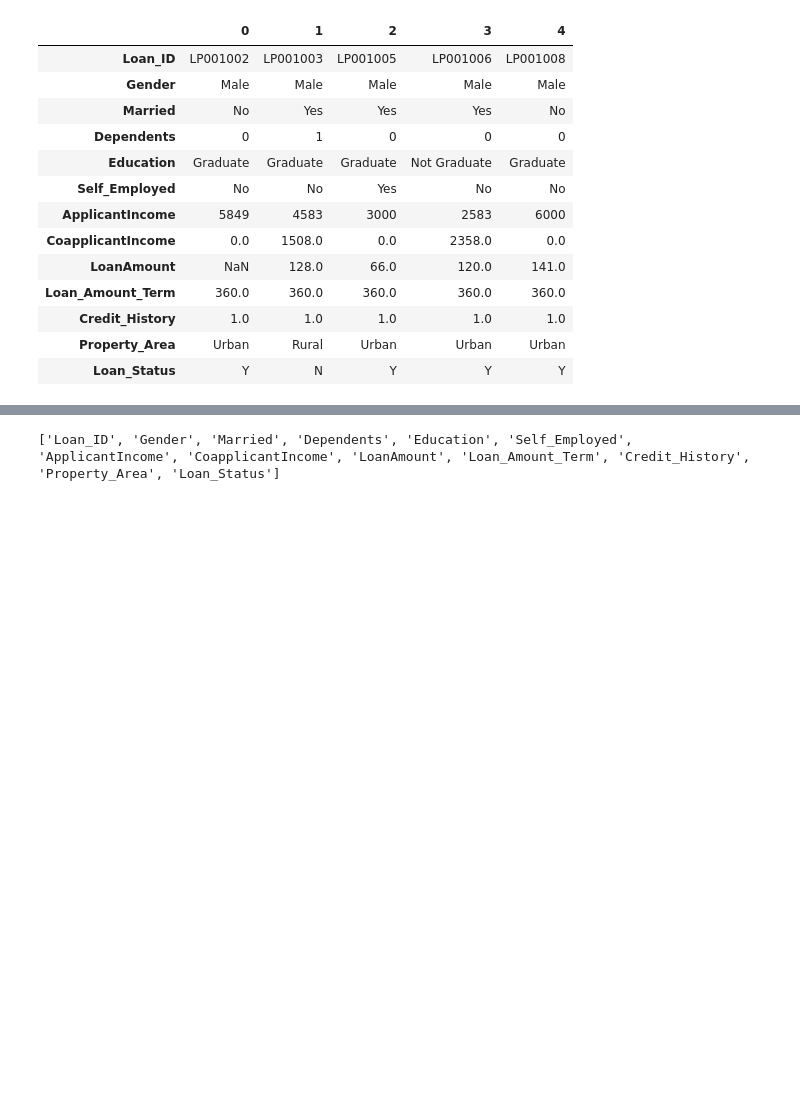
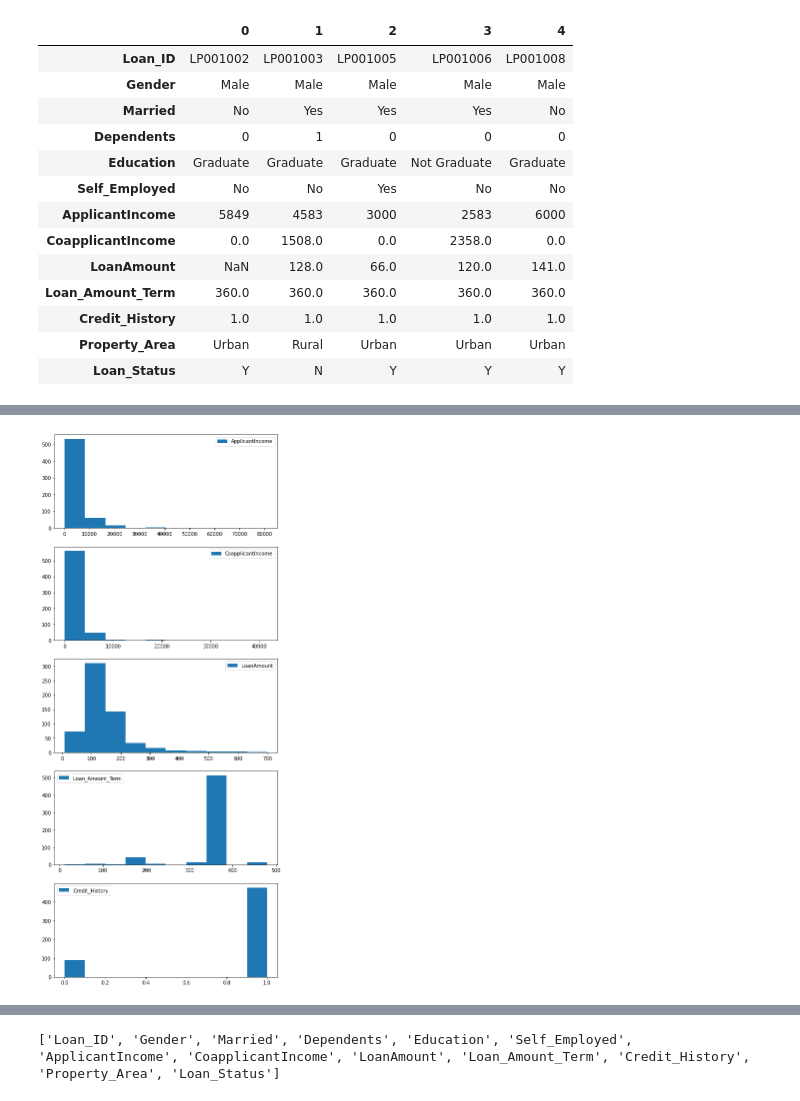
Before and after one commit to Nakulbajaj101/mlzoomcamp-capstone-loan-prediction, a Jupyter notebook: notebooks/data_exploration.ipynb, the cells around one changed output, grey strips where cells are left out. Drawn from its saved outputs; the diff is of its cells as text; code cells hidden in the pictures; blank space fills up the shorter version.

```diff
--- a/notebooks/data_exploration.ipynb
+++ b/notebooks/data_exploration.ipynb
@@ -16,7 +11,7 @@ We will first dive into data consistency, checking if column names are in a stan
 We will read the data using pandas `read_csv` method
 # %%
 # Reading the data
-df = pd.read_csv('train_loan_prediction.csv')
+df = pd.read_csv('../dataset/loan_prediction.csv')
 
 """Lets check the first 5 rows of the dataset. By adding the T at the end the column names will be represented as rows
 and the first 5 rows will be represented as columns"""
@@ -42,0 +47,15 @@ In the next steps we will extract the list of column names of the data and make
+# %%
+# Lets explore the distribution of all numerical columns.
+# We will first extract the id column and the target column
+id_col = 'Loan_ID'
+target = 'Loan_Status'
+cat_cols = [cols for cols in df if df[cols].dtype == 'object' and cols not in [id_col, target]]
+num_cols = [cols for cols in df if cols not in cat_cols + [id_col, target]]
+# %%
+# Plotting distribution
+fig, ax = plt.subplots(nrows=len(num_cols), ncols=1, figsize=(8,20))
+for cols, plot in zip(num_cols, ax):
+    plot.hist(x=df[cols], bins=10, label=f"{cols}")
+    plot.legend()
+# %% [output]
+[figure, added]
```
Also changed, not shown: parts of 71 cells of this notebook, 1 other file.
